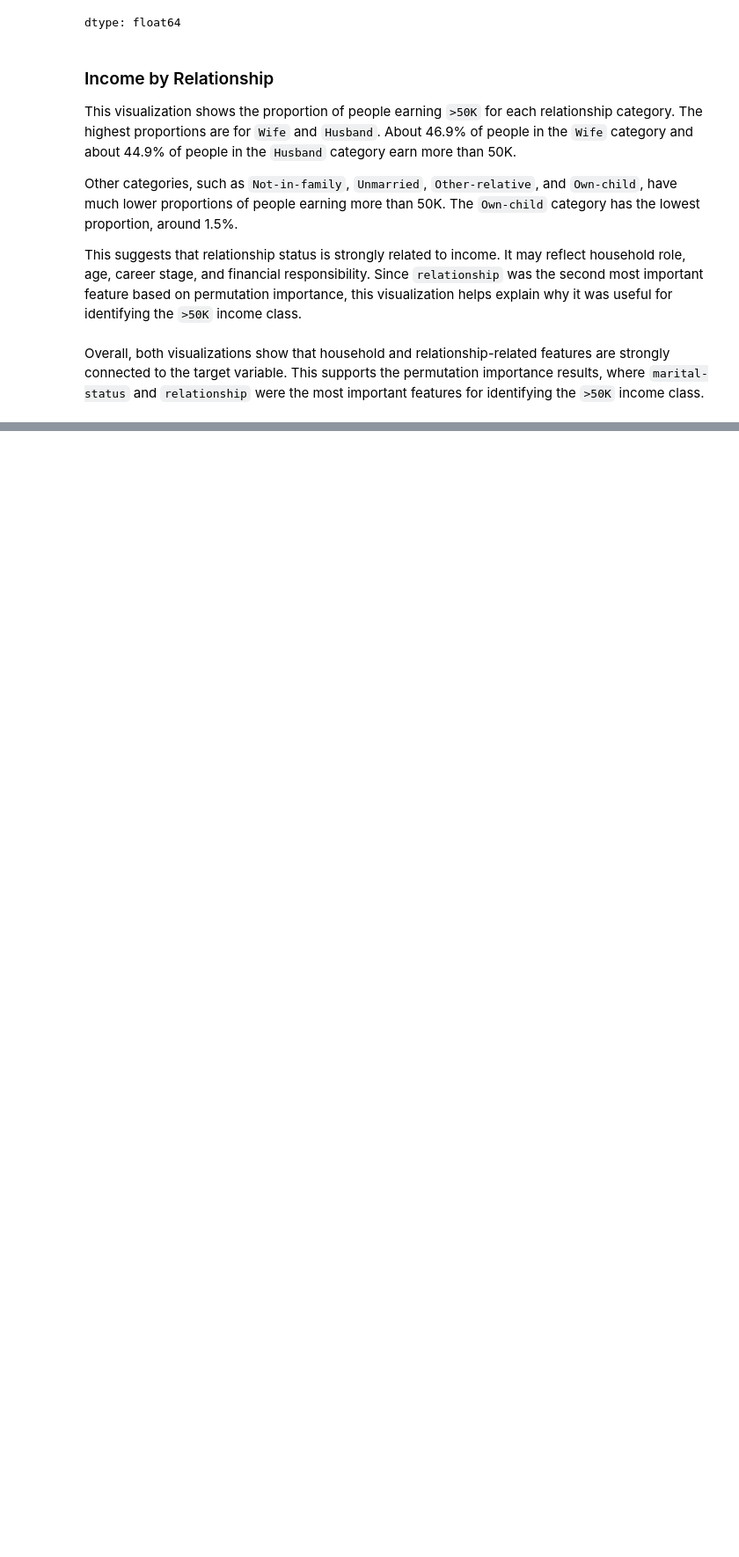
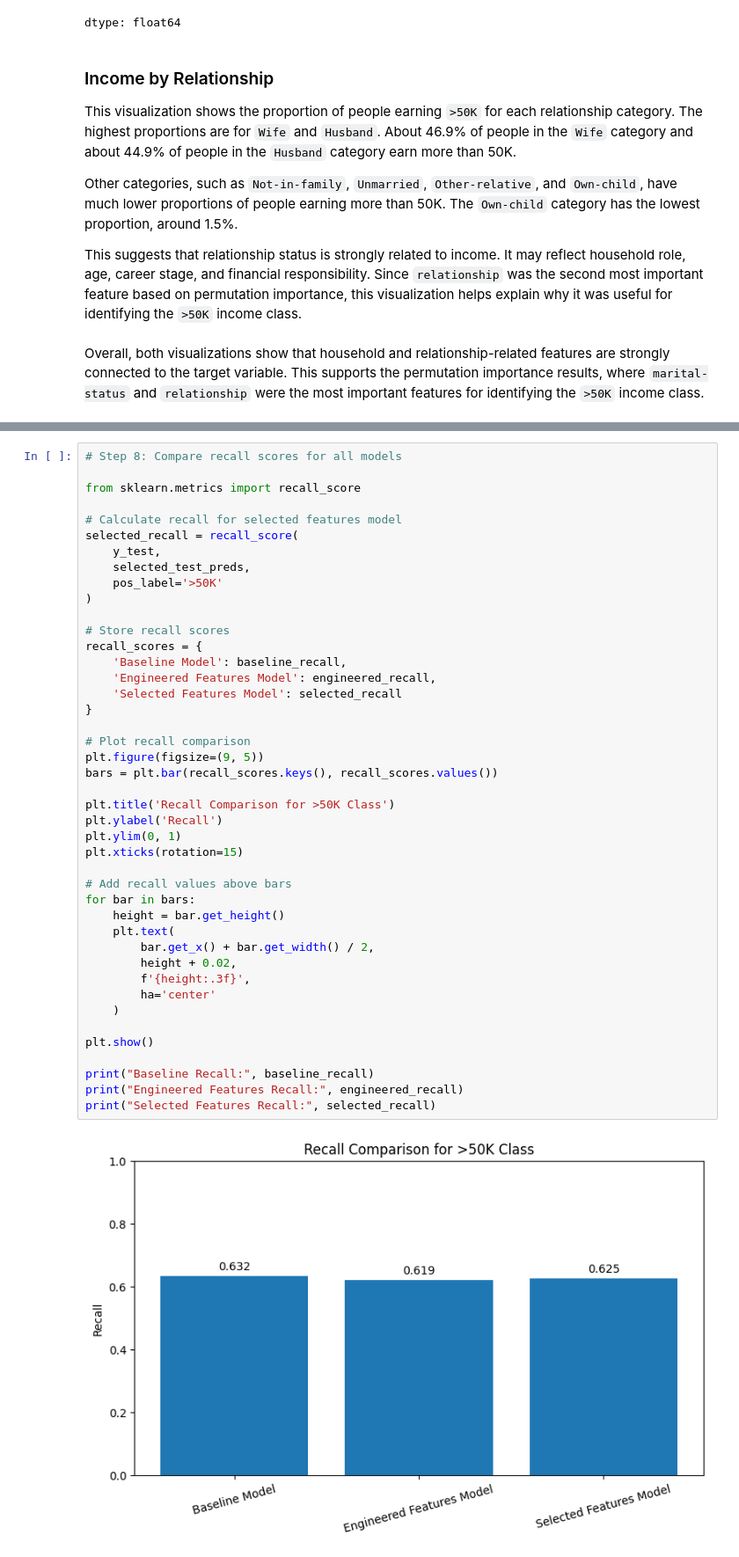
Before and after one commit to majdsabha/Project-2, a Jupyter notebook: Project_2_prat_1.ipynb, the cells around one changed output, grey strips where cells are left out. Shown at 88% size. Saved outputs shown, nothing was run; the diff lists cells and outputs as text; blank space fills up the shorter version.

```diff
--- a/Project_2_prat_1.ipynb
+++ b/Project_2_prat_1.ipynb
@@ -643,0 +920,45 @@ Overall, both visualizations show that household and relationship-related featur
+# %%
+# Step 8: Compare recall scores for all models
+
+from sklearn.metrics import recall_score
+
+# Calculate recall for selected features model
+selected_recall = recall_score(
+    y_test,
+    selected_test_preds,
+    pos_label='>50K'
+)
+
+# Store recall scores
+recall_scores = {
+    'Baseline Model': baseline_recall,
+    'Engineered Features Model': engineered_recall,
+    'Selected Features Model': selected_recall
+}
+
+# Plot recall comparison
+plt.figure(figsize=(9, 5))
+bars = plt.bar(recall_scores.keys(), recall_scores.values())
+
+plt.title('Recall Comparison for >50K Class')
+plt.ylabel('Recall')
+plt.ylim(0, 1)
+plt.xticks(rotation=15)
+
+# Add recall values above bars
+for bar in bars:
+    height = bar.get_height()
+    plt.text(
+        bar.get_x() + bar.get_width() / 2,
+        height + 0.02,
+        f'{height:.3f}',
+        ha='center'
+    )
+
+plt.show()
+
+print("Baseline Recall:", baseline_recall)
+print("Engineered Features Recall:", engineered_recall)
+print("Selected Features Recall:", selected_recall)
+# %% [output]
+[figure, added]
```
Also changed, not shown: parts of 26 cells of this notebook.
